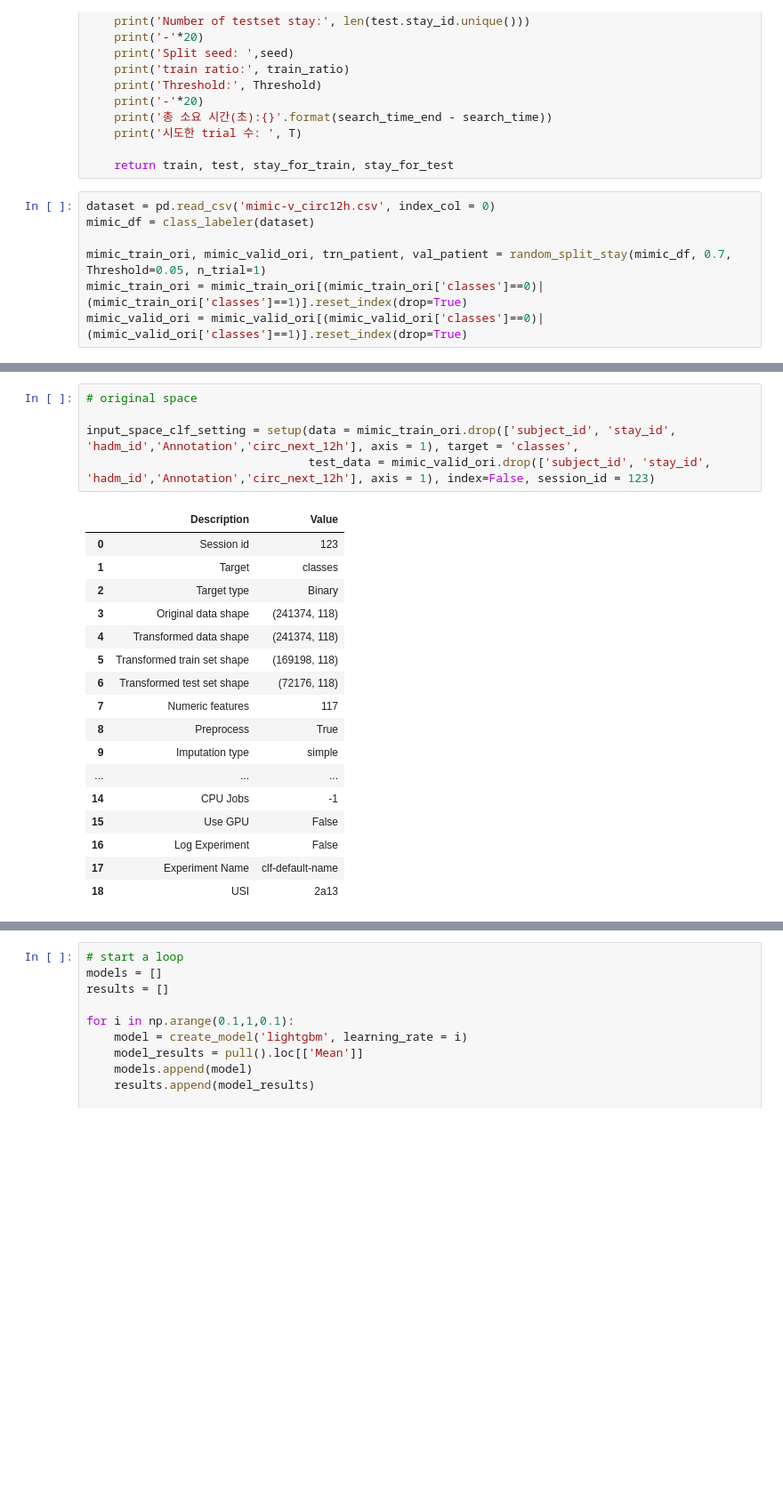
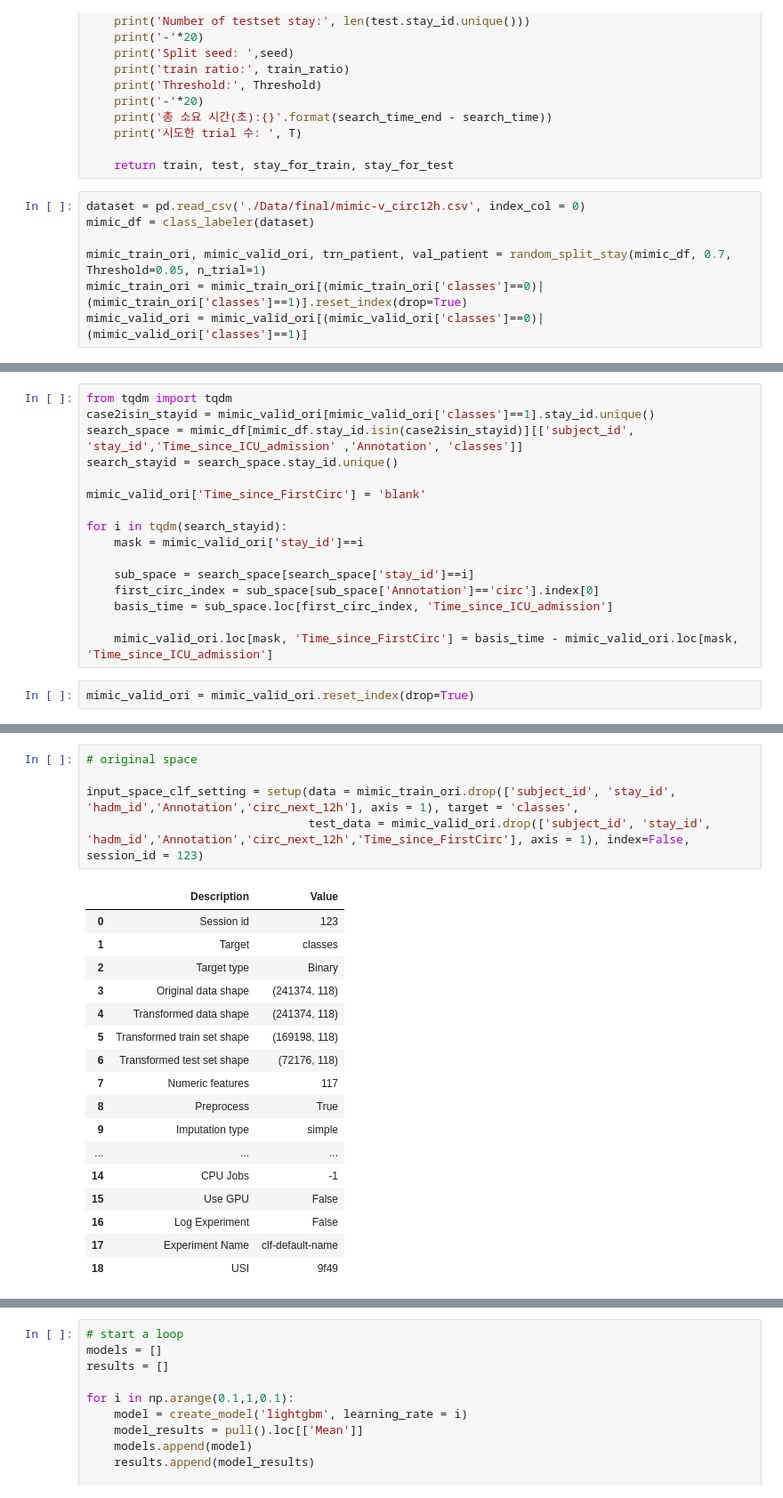
Before and after one commit to Jeong-Eul/MIMICIV2.2_PREPROC, a Jupyter notebook: Supervised_learning_pycaret.ipynb, the cells around one changed output, grey strips where cells are left out. Shown at 89% size. Drawn from its saved outputs; the diff is of its cells as text; blank space fills up the shorter version.

```diff
--- a/Supervised_learning_pycaret.ipynb
+++ b/Supervised_learning_pycaret.ipynb
@@ -109,12 +109,12 @@ def random_split_stay(df, train_ratio, Threshold, n_trial):
 
     return train, test, stay_for_train, stay_for_test
 # %%
-dataset = pd.read_csv('mimic-v_circ12h.csv', index_col = 0)
+dataset = pd.read_csv('./Data/final/mimic-v_circ12h.csv', index_col = 0)
 mimic_df = class_labeler(dataset)
 
 mimic_train_ori, mimic_valid_ori, trn_patient, val_patient = random_split_stay(mimic_df, 0.7, Threshold=0.05, n_trial=1)
 mimic_train_ori = mimic_train_ori[(mimic_train_ori['classes']==0)|(mimic_train_ori['classes']==1)].reset_index(drop=True)
-mimic_valid_ori = mimic_valid_ori[(mimic_valid_ori['classes']==0)|(mimic_valid_ori['classes']==1)].reset_index(drop=True)
+mimic_valid_ori = mimic_valid_ori[(mimic_valid_ori['classes']==0)|(mimic_valid_ori['classes']==1)]
 # %% [output]
 Trial:  0
 Threshold 조정 + 0.05, 현재 한계값: 0.1
@@ -135,2 +135,20 @@ Threshold: 0.1
 시도한 trial 수:  0
+# %%
+from tqdm import tqdm
+case2isin_stayid = mimic_valid_ori[mimic_valid_ori['classes']==1].stay_id.unique()
+search_space = mimic_df[mimic_df.stay_id.isin(case2isin_stayid)][['subject_id', 'stay_id','Time_since_ICU_admission' ,'Annotation', 'classes']]
+search_stayid = search_space.stay_id.unique()
+
+mimic_valid_ori['Time_since_FirstCirc'] = 'blank'
+
+for i in tqdm(search_stayid):
+    mask = mimic_valid_ori['stay_id']==i
+
+    sub_space = search_space[search_space['stay_id']==i]
+    first_circ_index = sub_space[sub_space['Annotation']=='circ'].index[0]
+    basis_time = sub_space.loc[first_circ_index, 'Time_since_ICU_admission']
+
+    mimic_valid_ori.loc[mask, 'Time_since_FirstCirc'] = basis_time - mimic_valid_ori.loc[mask, 'Time_since_ICU_admission']
+# %%
+mimic_valid_ori = mimic_valid_ori.reset_index(drop=True)
 # %%
@@ -162,26 +182,26 @@ Threshold: 0.1
 # %%
 # original space
 
 input_space_clf_setting = setup(data = mimic_train_ori.drop(['subject_id', 'stay_id', 'hadm_id','Annotation','circ_next_12h'], axis = 1), target = 'classes',
-                                test_data = mimic_valid_ori.drop(['subject_id', 'stay_id', 'hadm_id','Annotation','circ_next_12h'], axis = 1), index=False, session_id = 123)
+                                test_data = mimic_valid_ori.drop(['subject_id', 'stay_id', 'hadm_id','Annotation','circ_next_12h','Time_since_FirstCirc'], axis = 1), index=False, session_id = 123)
 # %% [output]
 |  | Description | Value |
 | 0 | Session id | 123 |
 | 1 | Target | classes |
 | 2 | Target type | Binary |
 | 3 | Original data shape | (241374, 118) |
 | 4 | Transformed data shape | (241374, 118) |
 | 5 | Transformed train set shape | (169198, 118) |
 | 6 | Transformed test set shape | (72176, 118) |
 | 7 | Numeric features | 117 |
 | 8 | Preprocess | True |
 | 9 | Imputation type | simple |
 | ... | ... | ... |
 | 14 | CPU Jobs | -1 |
 | 15 | Use GPU | False |
 | 16 | Log Experiment | False |
 | 17 | Experiment Name | clf-default-name |
-| 18 | USI | 2a13 |
+| 18 | USI | 9f49 |
 # %%
 best = compare_models(include = ['svm','lr', 'dt', 'lightgbm', 'xgboost'], cross_validation=False)
 # %% [output]
```
Also changed, not shown: parts of 40 cells of this notebook.
